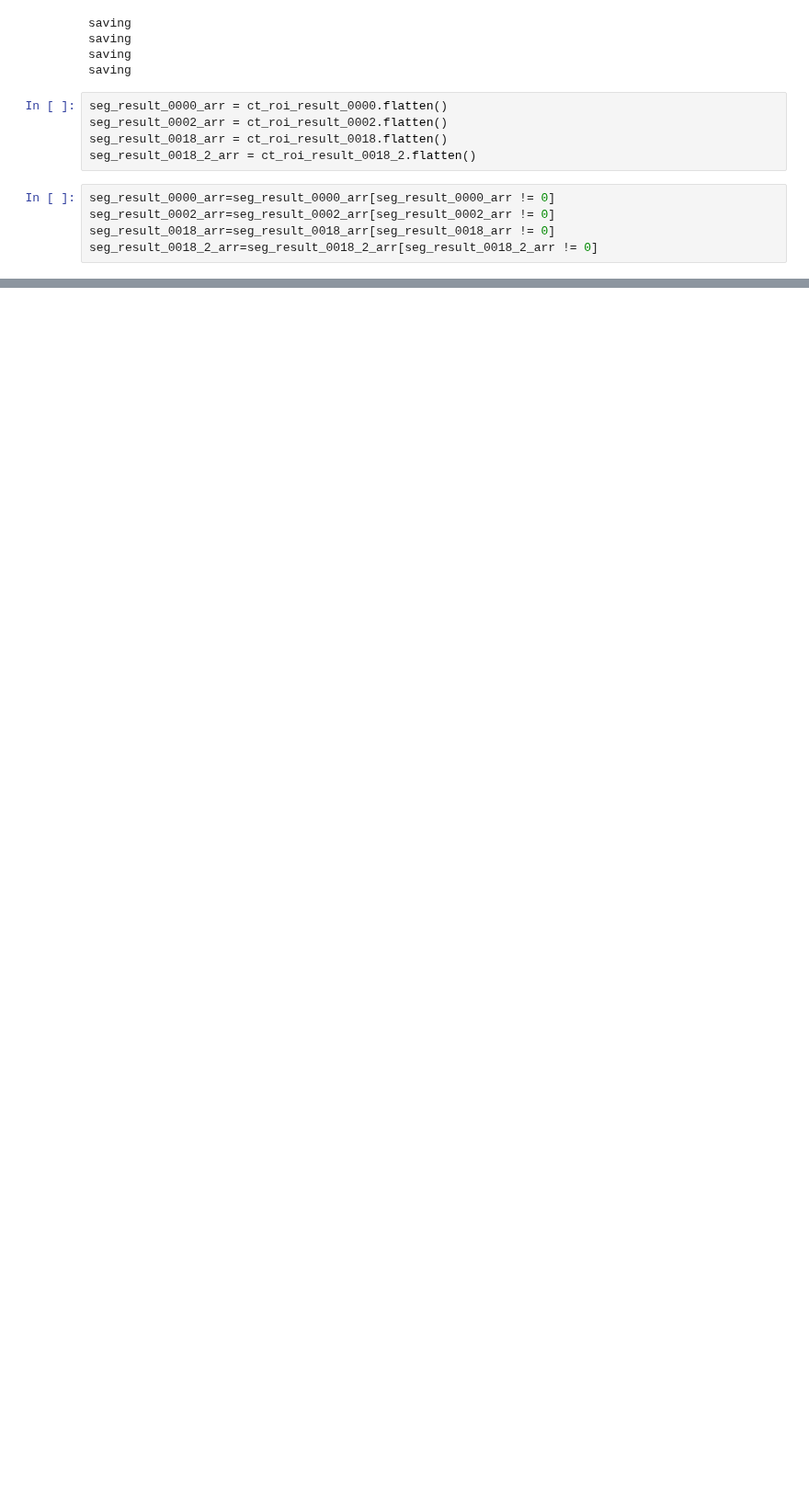
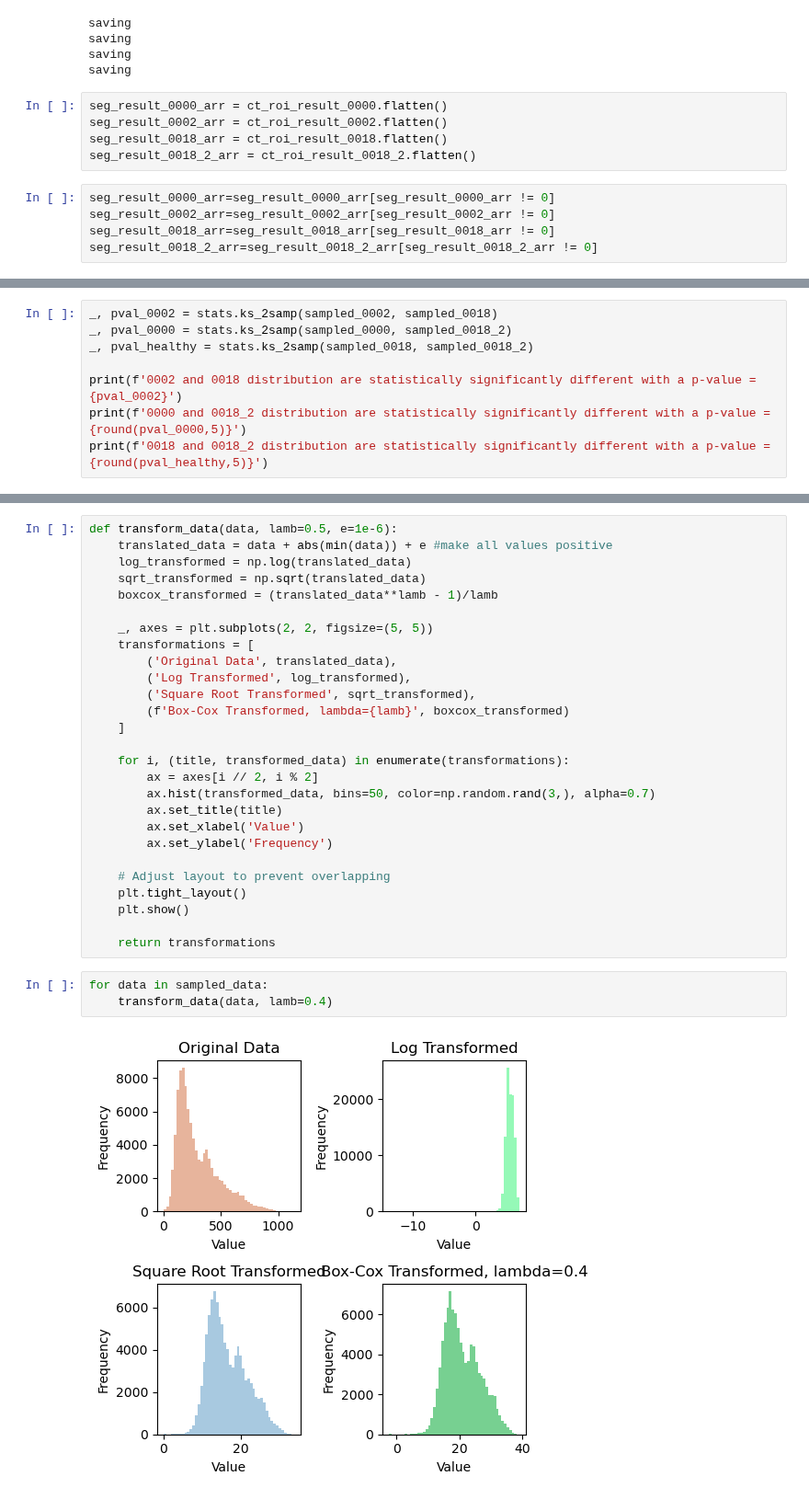
Before and after one commit to JaSeKii/BachelorProject, a Jupyter notebook: Data_preprocess/pilot_study_roi.ipynb, the cells around one changed output, grey strips where cells are left out. Shown at 92% size. Drawn from its saved outputs; the diff is of its cells as text; blank space fills up the shorter version.

```diff
--- a/Data_preprocess/pilot_study_roi.ipynb
+++ b/Data_preprocess/pilot_study_roi.ipynb
@@ -117,0 +137,8 @@ plt.show()
+# %%
+_, pval_0002 = stats.ks_2samp(sampled_0002, sampled_0018)
+_, pval_0000 = stats.ks_2samp(sampled_0000, sampled_0018_2)
+_, pval_healthy = stats.ks_2samp(sampled_0018, sampled_0018_2)
+
+print(f'0002 and 0018 distribution are statistically significantly different with a p-value = {pval_0002}')
+print(f'0000 and 0018_2 distribution are statistically significantly different with a p-value = {round(pval_0000,5)}')
+print(f'0018 and 0018_2 distribution are statistically significantly different with a p-value = {round(pval_healthy,5)}')
@@ -117,0 +149,32 @@ plt.show()
+# %%
+def transform_data(data, lamb=0.5, e=1e-6):
+    translated_data = data + abs(min(data)) + e #make all values positive
+    log_transformed = np.log(translated_data)
+    sqrt_transformed = np.sqrt(translated_data)
+    boxcox_transformed = (translated_data**lamb - 1)/lamb
+
+    _, axes = plt.subplots(2, 2, figsize=(5, 5))
+    transformations = [
+        ('Original Data', translated_data),
+        ('Log Transformed', log_transformed),
+        ('Square Root Transformed', sqrt_transformed),
+        (f'Box-Cox Transformed, lambda={lamb}', boxcox_transformed)
+    ]
+
+    for i, (title, transformed_data) in enumerate(transformations):
+        ax = axes[i // 2, i % 2]
+        ax.hist(transformed_data, bins=50, color=np.random.rand(3,), alpha=0.7)
+        ax.set_title(title)
+        ax.set_xlabel('Value')
+        ax.set_ylabel('Frequency')
+
+    # Adjust layout to prevent overlapping
+    plt.tight_layout()
+    plt.show()
+
+    return transformations
+# %%
+for data in sampled_data:
+    transform_data(data, lamb=0.4)
+# %% [output]
+[figure, added]
```
Also changed, not shown: parts of 22 cells of this notebook.
